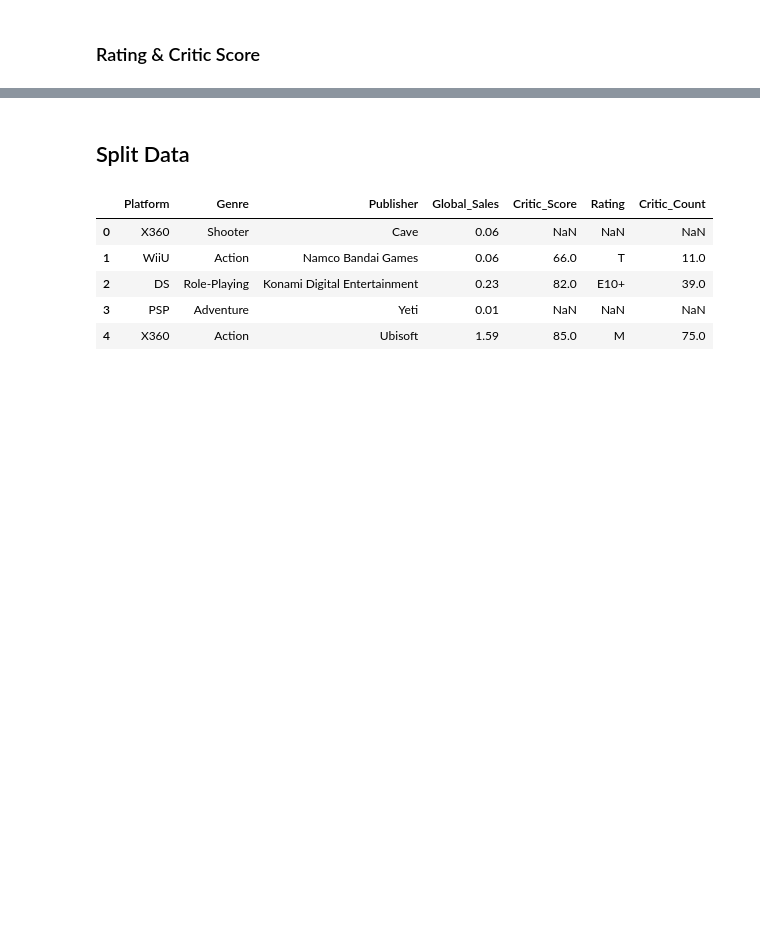
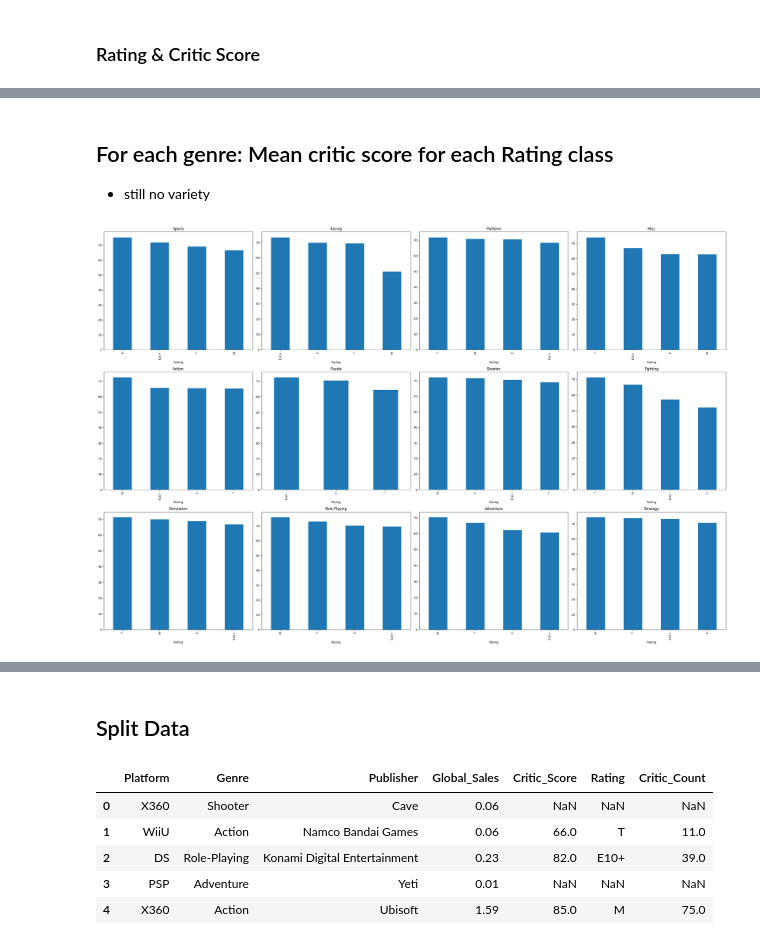
Before and after one commit to GhiathAjam/Analysis-of-Video-Games-Sales, a Jupyter notebook: Analysis/PredictiveQuestions/Q3.ipynb, the cells around one changed output, grey strips where cells are left out. Saved outputs shown, nothing was run; the diff lists cells and outputs as text; code cells hidden in the pictures; blank space fills up the shorter version.

Commit message:
more analysis on predicting Ratings

```diff
--- a/Analysis/PredictiveQuestions/Q3.ipynb
+++ b/Analysis/PredictiveQuestions/Q3.ipynb
@@ -57,0 +73,7 @@ df.groupby('Rating')['Critic_Score'].mean().plot(kind='bar', ylabel='Critic Scor
+# %% [markdown]
+## For each genre: Mean critic score for each Rating class
+- still no variety
+# %%
+sub_plots(df, 'Genre', 'Rating', 'Critic_Score')
+# %% [output]
+[figure, added]
```
Also changed, not shown: parts of 15 cells of this notebook.
